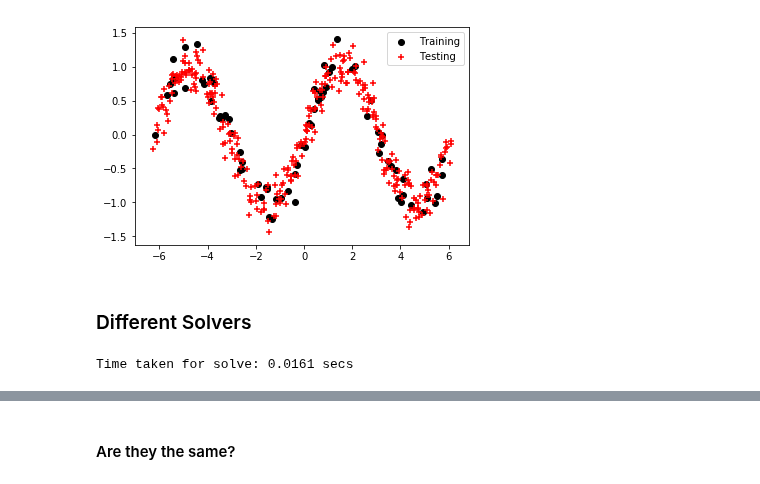
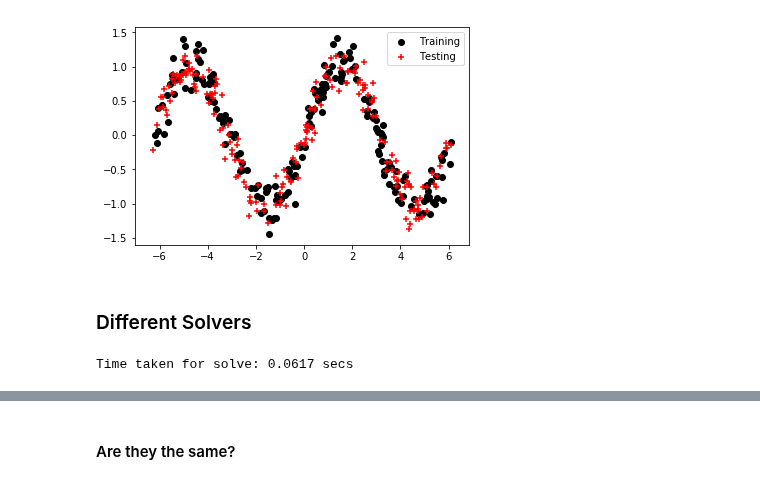
Before and after one commit to jejjohnson/kernellib, a Jupyter notebook: examples/krr_improvements.ipynb, the cells around one changed output, grey strips where cells are left out. Drawn from its saved outputs; the diff is of its cells as text; code cells hidden in the pictures.

```diff
--- a/examples/krr_improvements.ipynb
+++ b/examples/krr_improvements.ipynb
@@ -25,34 +25,34 @@ from krr import get_sample_data
 # generate datasets
 random_state = 123
 num_points = 2000
 
 x_data, y_data = get_sample_data(random_state=random_state,
                                  num_points=num_points)
 
 
 # split data into training and testing
-train_percent = 0.2
+train_percent = 0.5
 
 x_train, x_test, y_train, y_test = train_test_split(
     x_data, y_data, train_size=train_percent,
     random_state=random_state
 )
 
 # plot the training data
 fig, ax = plt.subplots()
 
 ax.scatter(x_train[::5], y_train[::5], color='k', label='Training')
 ax.scatter(x_test[::5], y_test[::5], color='r', marker='+', label='Testing')
 
 ax.legend()
 plt.show()
 
 # remove the mean from the training data
 y_mean = np.mean(y_train)
 
 y_train -= y_mean
 y_test -= y_mean
 # %% [output]
-[figure, old version]
+[figure, new version]
 # %%
 # parameter heuristics
@@ -72,13 +69,14 @@ times = {}
 # %%
+weights = {}
+
 # slow method: solve problem
 t0 = time()
-weights['solver'] = \
-    scio.linalg.solve(K_train + lam * np.eye(x_train.shape[0]),
+weights['solver'] = scio.linalg.solve(K_train + lam * np.eye(x_train.shape[0]),
                       y_train)
 t1 = time() - t0
 print('Time taken for solve: {:.4f} secs'.format(t1))
 # %% [output]
-Time taken for solve: 0.0161 secs
+Time taken for solve: 0.0617 secs
 # %%
 # scikit kernel cholesky solver
 t0 = time()
```
Also changed, not shown: parts of 10 cells of this notebook, 2 other files.
